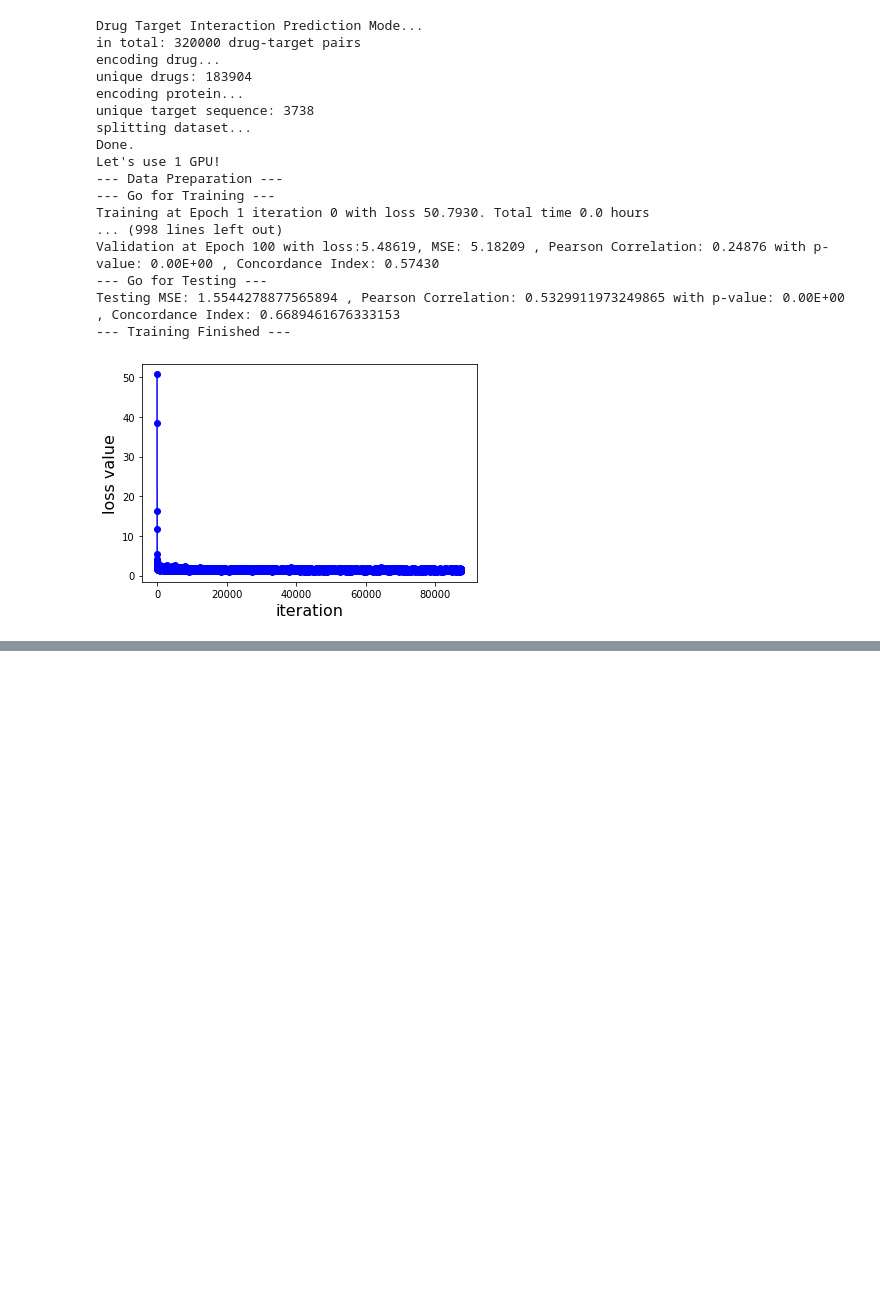
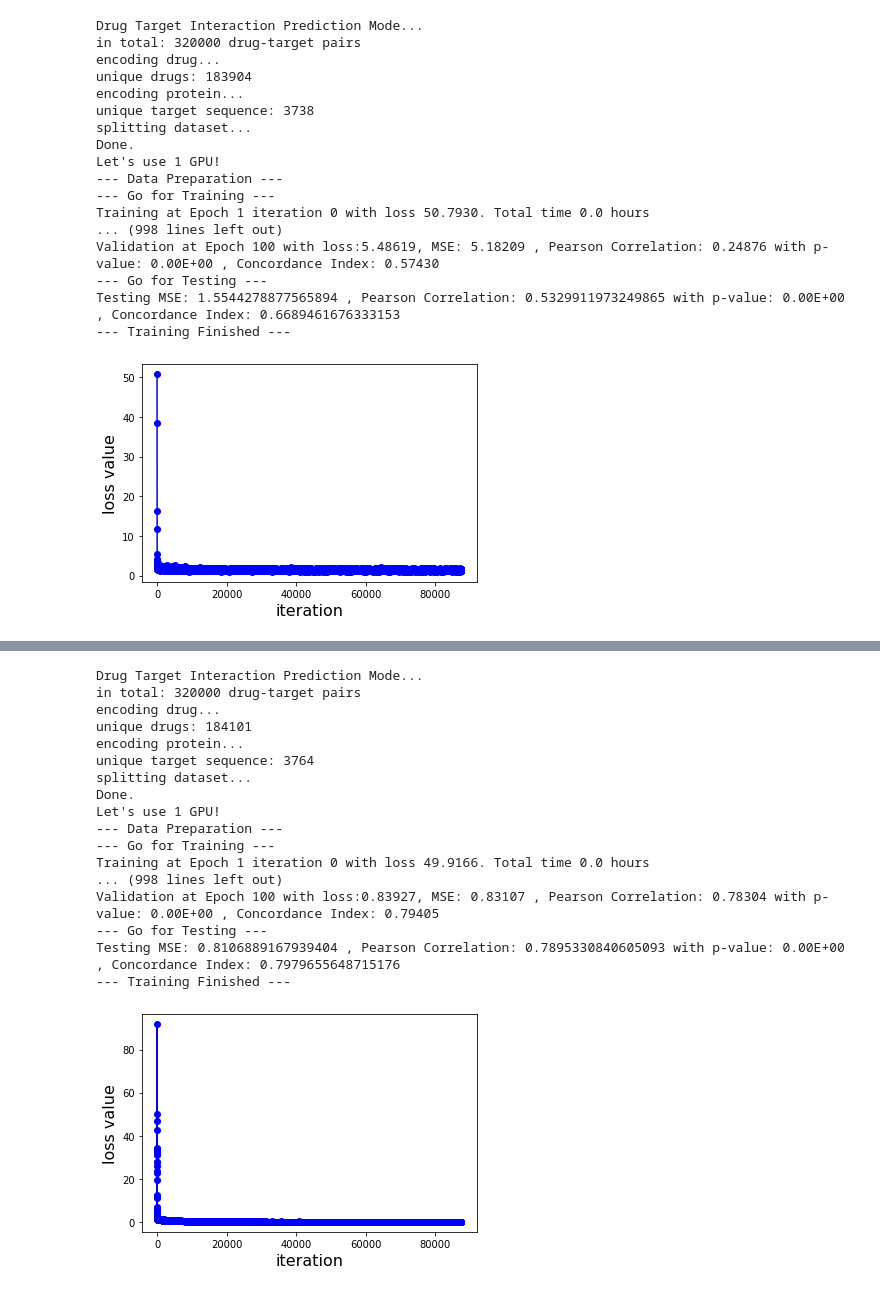
Before and after one commit to hustakin/DeepPurpose, a Jupyter notebook: Processing/DeepDTA-kdki-others-320k.ipynb, the cells around one changed output, grey strips where cells are left out. Saved outputs shown, nothing was run; the diff lists cells and outputs as text; code cells hidden in the pictures; blank space fills up the shorter version.

```diff
--- a/Processing/DeepDTA-kdki-others-320k.ipynb
+++ b/Processing/DeepDTA-kdki-others-320k.ipynb
@@ -471,25 +529,44 @@ model.save_model('./result/DeepDTA/r2/model_espf_espf_r2_320k_100epochs')
 # %%
-df = pd.read_csv('./data/r1/title_r3_320k.csv', sep = ',', error_bad_lines=False)
+df = pd.read_csv('./data/r3/title_r3_320k.csv', sep = ',', error_bad_lines=False)
 X_drug, X_target, y = df['Drug'].values, df['Target'].values, df['Label'].values
 
 drug_encoding = 'ESPF'
 target_encoding = 'ESPF'
 train, val, test = data_process(X_drug, X_target, y,
                                 drug_encoding, target_encoding,
                                 split_method='random',frac=[0.7,0.1,0.2])
 
 # use the parameters setting provided in the paper: https://arxiv.org/abs/1801.10193
 config = generate_config(drug_encoding = drug_encoding,
                          target_encoding = target_encoding,
                          cls_hidden_dims = [1024,1024,512],
                          train_epoch = 100,
                          LR = 0.001,
                          batch_size = 256,
                          cnn_drug_filters = [32,64,96],
                          cnn_target_filters = [32,64,96],
                          cnn_drug_kernels = [4,6,8],
                          cnn_target_kernels = [4,8,12]
                          )
 model = models.model_initialize(**config)
 model.train(train, val, test)
 model.save_model('./result/DeepDTA/r3/model_espf_espf_r3_320k_100epochs')
+# %% [output]
+Drug Target Interaction Prediction Mode...
+in total: 320000 drug-target pairs
+encoding drug...
+unique drugs: 184101
+encoding protein...
+unique target sequence: 3764
+splitting dataset...
+Done.
+Let's use 1 GPU!
+--- Data Preparation ---
+--- Go for Training ---
+Training at Epoch 1 iteration 0 with loss 49.9166. Total time 0.0 hours
+... (998 lines left out)
+Validation at Epoch 100 with loss:0.83927, MSE: 0.83107 , Pearson Correlation: 0.78304 with p-value: 0.00E+00 , Concordance Index: 0.79405
+--- Go for Testing ---
+Testing MSE: 0.8106889167939404 , Pearson Correlation: 0.7895330840605093 with p-value: 0.00E+00 , Concordance Index: 0.7979655648715176
+--- Training Finished ---
+[figure, added]
```
Also changed, not shown: parts of 4 cells of this notebook, 20 other files.
